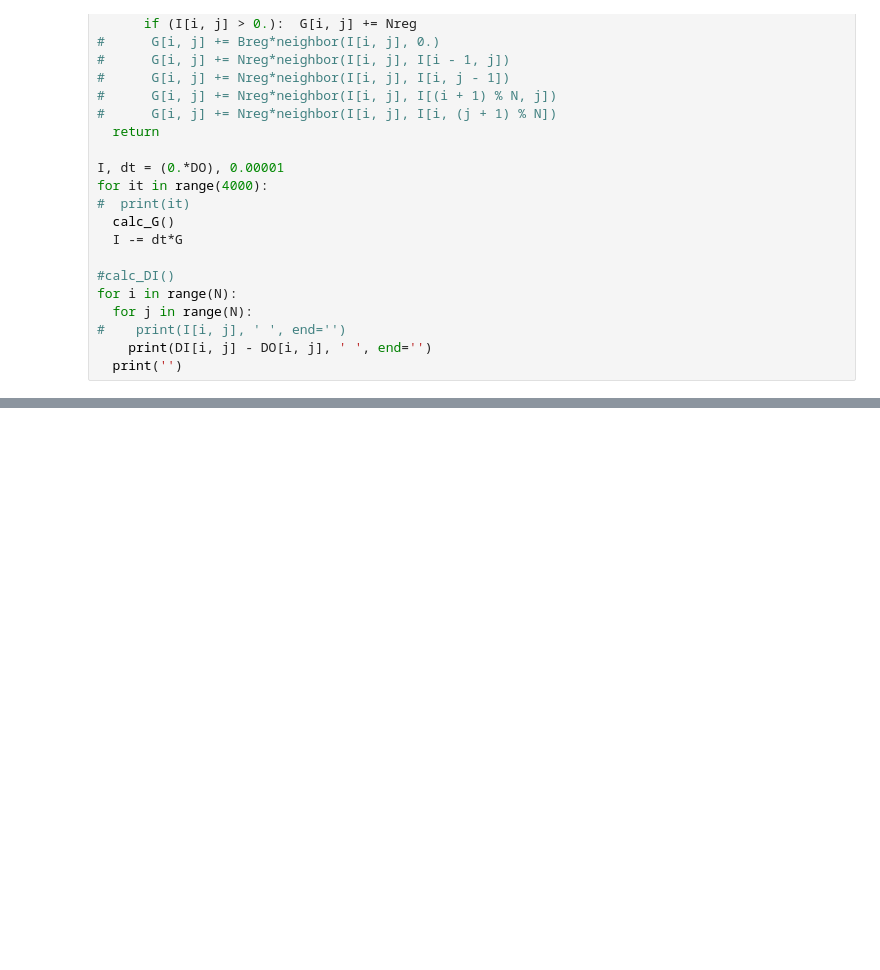
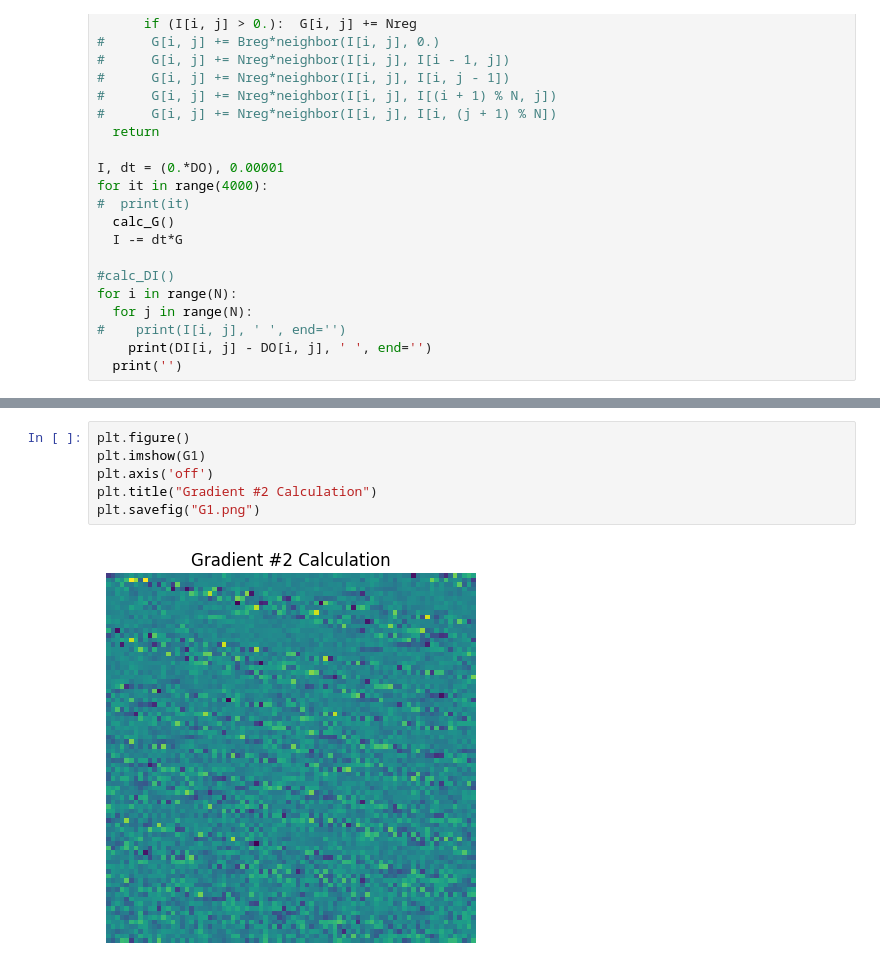
Before and after one commit to Anthony24601/HonorsProject, a Jupyter notebook: honorsProjectAnthonyHsu/dirty_kernel.ipynb, the cells around one changed output, grey strips where cells are left out. Drawn from its saved outputs; the diff is of its cells as text; blank space fills up the shorter version.

```diff
--- a/honorsProjectAnthonyHsu/dirty_kernel.ipynb
+++ b/honorsProjectAnthonyHsu/dirty_kernel.ipynb
@@ -283,0 +306,8 @@ np.max(np.abs(G2+2*DO))
+# %%
+plt.figure()
+plt.imshow(G1)
+plt.axis('off')
+plt.title("Gradient #2 Calculation")
+plt.savefig("G1.png")
+# %% [output]
+[figure, added]
```
Also changed, not shown: parts of 9 cells of this notebook, 11 other files.
